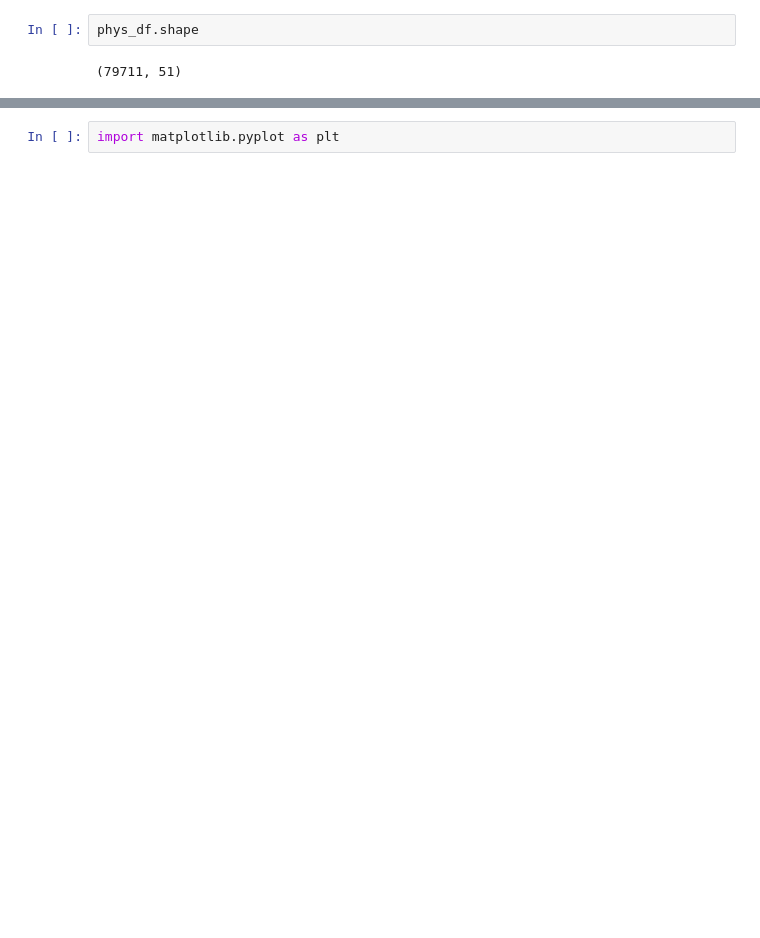
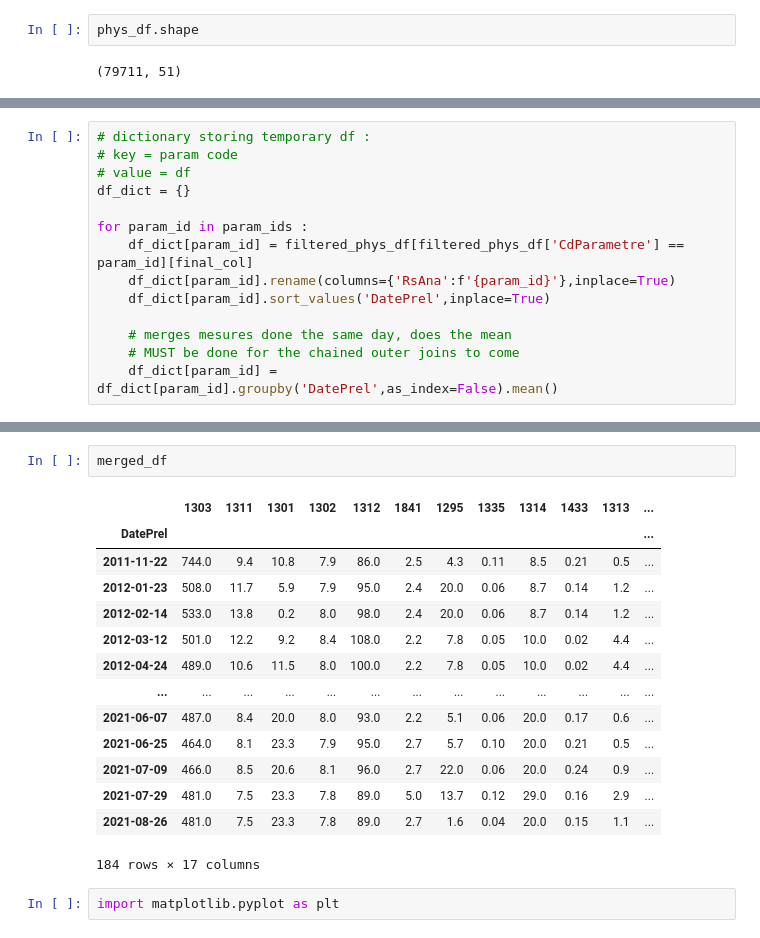
Before and after one commit to c-villalobos/water_pollution, a Jupyter notebook: notebooks/sebvey_jp/data_exp_phys_caluire.ipynb, the cells around one changed output, grey strips where cells are left out. Saved outputs shown, nothing was run; the diff lists cells and outputs as text; blank space fills up the shorter version.

```diff
--- a/notebooks/sebvey_jp/data_exp_phys_caluire.ipynb
+++ b/notebooks/sebvey_jp/data_exp_phys_caluire.ipynb
@@ -93,0 +193,14 @@ temp_df
+# %%
+# dictionary storing temporary df :
+# key = param code
+# value = df
+df_dict = {}
+
+for param_id in param_ids :
+    df_dict[param_id] = filtered_phys_df[filtered_phys_df['CdParametre'] == param_id][final_col]
+    df_dict[param_id].rename(columns={'RsAna':f'{param_id}'},inplace=True)
+    df_dict[param_id].sort_values('DatePrel',inplace=True)
+
+    # merges mesures done the same day, does the mean
+    # MUST be done for the chained outer joins to come
+    df_dict[param_id] = df_dict[param_id].groupby('DatePrel',as_index=False).mean()
@@ -94,2 +252,19 @@ temp_df
+# %%
+merged_df
+# %% [output]
+|  | 1303 | 1311 | 1301 | 1302 | 1312 | 1841 | 1295 | 1335 | 1314 | 1433 | 1313 | ... |
+| DatePrel |  |  |  |  |  |  |  |  |  |  |  | ... |
+| 2011-11-22 | 744.0 | 9.4 | 10.8 | 7.9 | 86.0 | 2.5 | 4.3 | 0.11 | 8.5 | 0.21 | 0.5 | ... |
+| 2012-01-23 | 508.0 | 11.7 | 5.9 | 7.9 | 95.0 | 2.4 | 20.0 | 0.06 | 8.7 | 0.14 | 1.2 | ... |
+| 2012-02-14 | 533.0 | 13.8 | 0.2 | 8.0 | 98.0 | 2.4 | 20.0 | 0.06 | 8.7 | 0.14 | 1.2 | ... |
+| 2012-03-12 | 501.0 | 12.2 | 9.2 | 8.4 | 108.0 | 2.2 | 7.8 | 0.05 | 10.0 | 0.02 | 4.4 | ... |
+| 2012-04-24 | 489.0 | 10.6 | 11.5 | 8.0 | 100.0 | 2.2 | 7.8 | 0.05 | 10.0 | 0.02 | 4.4 | ... |
+| ... | ... | ... | ... | ... | ... | ... | ... | ... | ... | ... | ... | ... |
+| 2021-06-07 | 487.0 | 8.4 | 20.0 | 8.0 | 93.0 | 2.2 | 5.1 | 0.06 | 20.0 | 0.17 | 0.6 | ... |
+| 2021-06-25 | 464.0 | 8.1 | 23.3 | 7.9 | 95.0 | 2.7 | 5.7 | 0.10 | 20.0 | 0.21 | 0.5 | ... |
+| 2021-07-09 | 466.0 | 8.5 | 20.6 | 8.1 | 96.0 | 2.7 | 22.0 | 0.06 | 20.0 | 0.24 | 0.9 | ... |
+| 2021-07-29 | 481.0 | 7.5 | 23.3 | 7.8 | 89.0 | 5.0 | 13.7 | 0.12 | 29.0 | 0.16 | 2.9 | ... |
+| 2021-08-26 | 481.0 | 7.5 | 23.3 | 7.8 | 89.0 | 2.7 | 1.6 | 0.04 | 20.0 | 0.15 | 1.1 | ... |
+184 rows × 17 columns
 # %%
 import matplotlib.pyplot as plt
```
Also changed, not shown: parts of 31 cells of this notebook.
